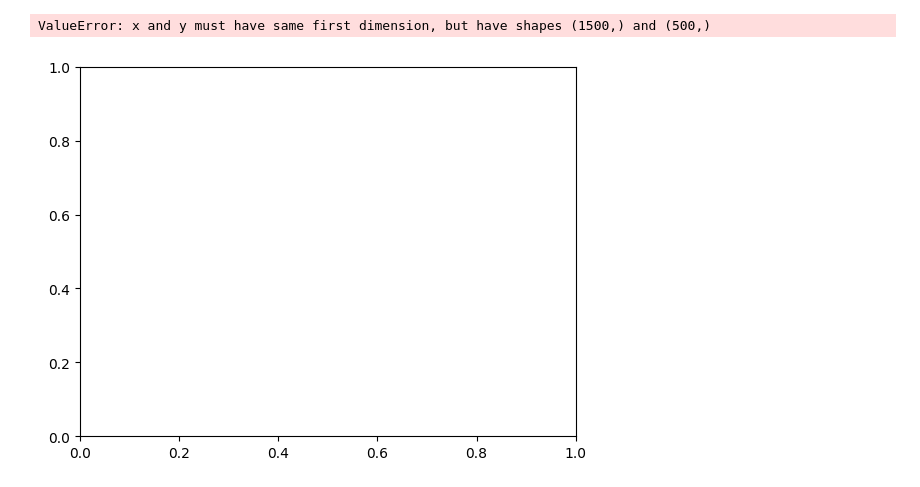
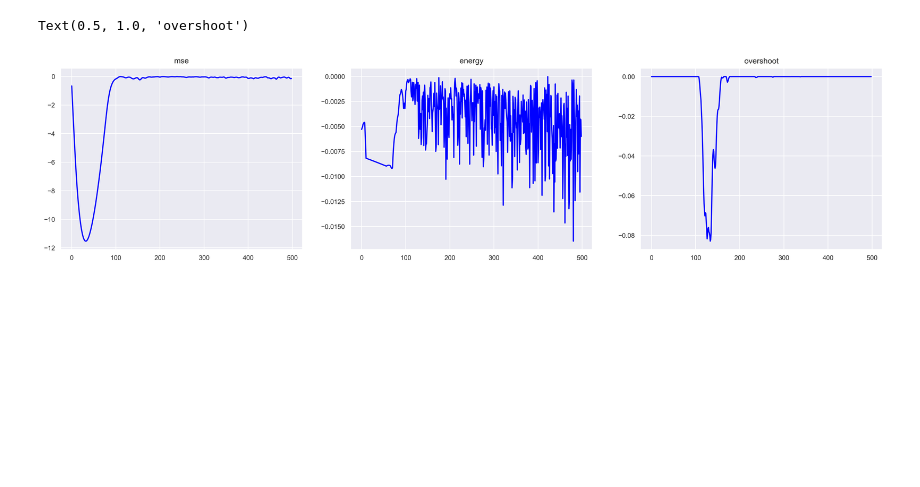
Before and after one commit to qiuruiyu/cleanrl, a Jupyter notebook: asu_test.ipynb, the cells around one changed output. Saved outputs shown, nothing was run; the diff lists cells and outputs as text; code cells hidden in the pictures; blank space fills up the shorter version.

```diff
--- a/asu_test.ipynb
+++ b/asu_test.ipynb
@@ -159,9 +276,15 @@ for i in range(nu):
-# %%
-derror = y_mpc[:, :3] - y
-derror = (derror - np.mean(derror, axis=0)) / np.std(derror, axis=0)
-plt.step(range(1500), derror[:, 0], 'b-', label='y1')
-plt.step(range(1500), derror[:, 1], 'r-', label='y2')
-plt.step(range(1500), derror[:, 2], 'g-', label='y3')
-# %% [output]
-ValueError: x and y must have same first dimension, but have shapes (1500,) and (500,)
-[figure, removed]
+# %%
+# show specific reward distribution during an episode
+fig, axs = plt.subplots(1, 3, figsize=(18, 4), dpi=400)
+axs[0].plot(r_mse, 'b-', label='RL')
+axs[0].grid(True)
+axs[0].set_title('mse')
+axs[1].plot(r_energy, 'b-', label='RL')
+axs[1].grid(True)
+axs[1].set_title('energy')
+axs[2].plot(r_overshoot, 'b-', label='RL')
+axs[2].grid(True)
+axs[2].set_title('overshoot')
+# %% [output]
+Text(0.5, 1.0, 'overshoot')
+[figure, added]
```
Also changed, not shown: parts of 22 cells of this notebook, 7 other files.
